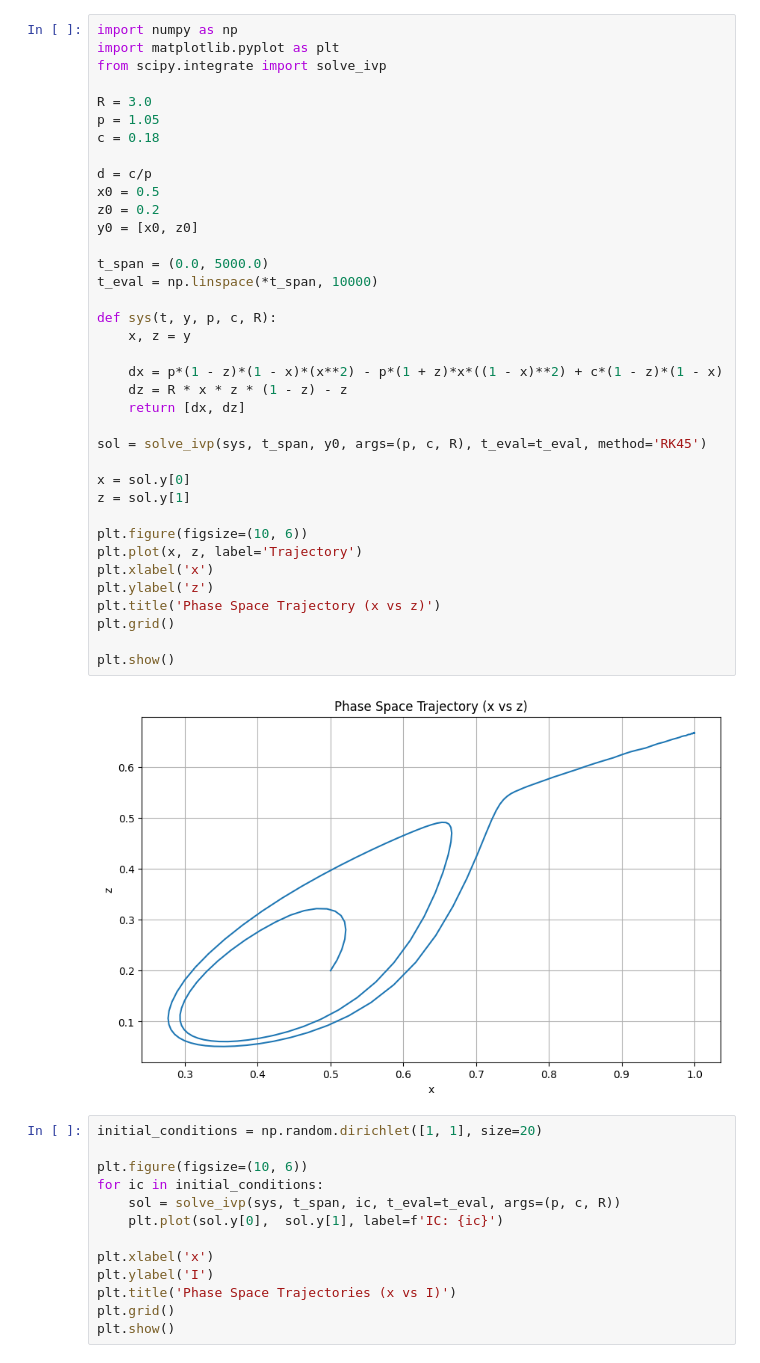
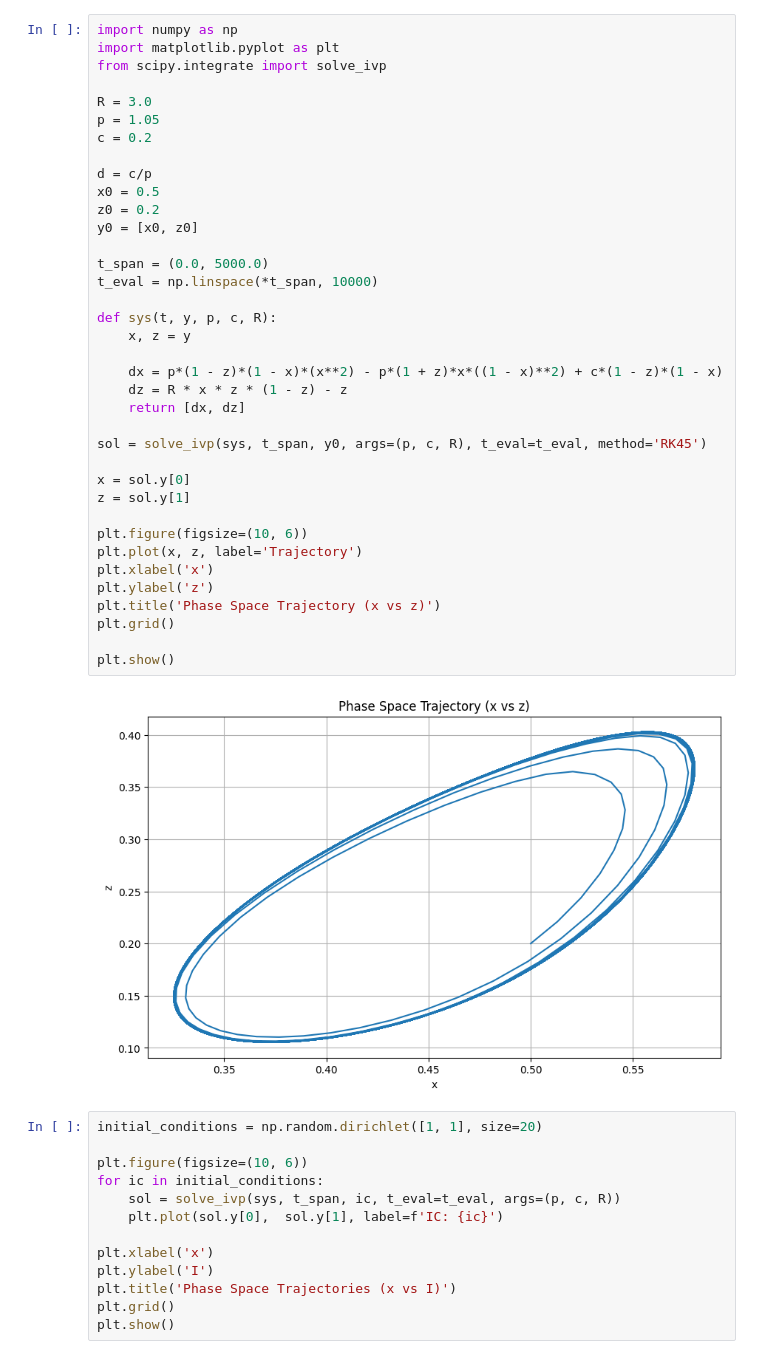
Before and after one commit to mohdkashifansari/Optimisation_and_Numerical_Analysis_Techniques, a Jupyter notebook: opinion2.ipynb, the cells around one changed output. Cells and saved outputs as stored; diff of their text form.

```diff
--- a/opinion2.ipynb
+++ b/opinion2.ipynb
@@ -5,38 +5,38 @@ from scipy.integrate import solve_ivp
 
 R = 3.0
 p = 1.05
-c = 0.18
+c = 0.2
 
 d = c/p
 x0 = 0.5
 z0 = 0.2
 y0 = [x0, z0]
 
 t_span = (0.0, 5000.0)
 t_eval = np.linspace(*t_span, 10000)
 
 def sys(t, y, p, c, R):
     x, z = y
 
     dx = p*(1 - z)*(1 - x)*(x**2) - p*(1 + z)*x*((1 - x)**2) + c*(1 - z)*(1 - x)
     dz = R * x * z * (1 - z) - z
     return [dx, dz]
 
 sol = solve_ivp(sys, t_span, y0, args=(p, c, R), t_eval=t_eval, method='RK45')
 
 x = sol.y[0]
 z = sol.y[1]
 
 plt.figure(figsize=(10, 6))
 plt.plot(x, z, label='Trajectory')
 plt.xlabel('x')
 plt.ylabel('z')
 plt.title('Phase Space Trajectory (x vs z)')
 plt.grid()
 
 plt.show()
 # %% [output]
-[figure, old version]
+[figure, new version]
 # %%
 initial_conditions = np.random.dirichlet([1, 1], size=20)
 
```
Also changed, not shown: 30 other files.
